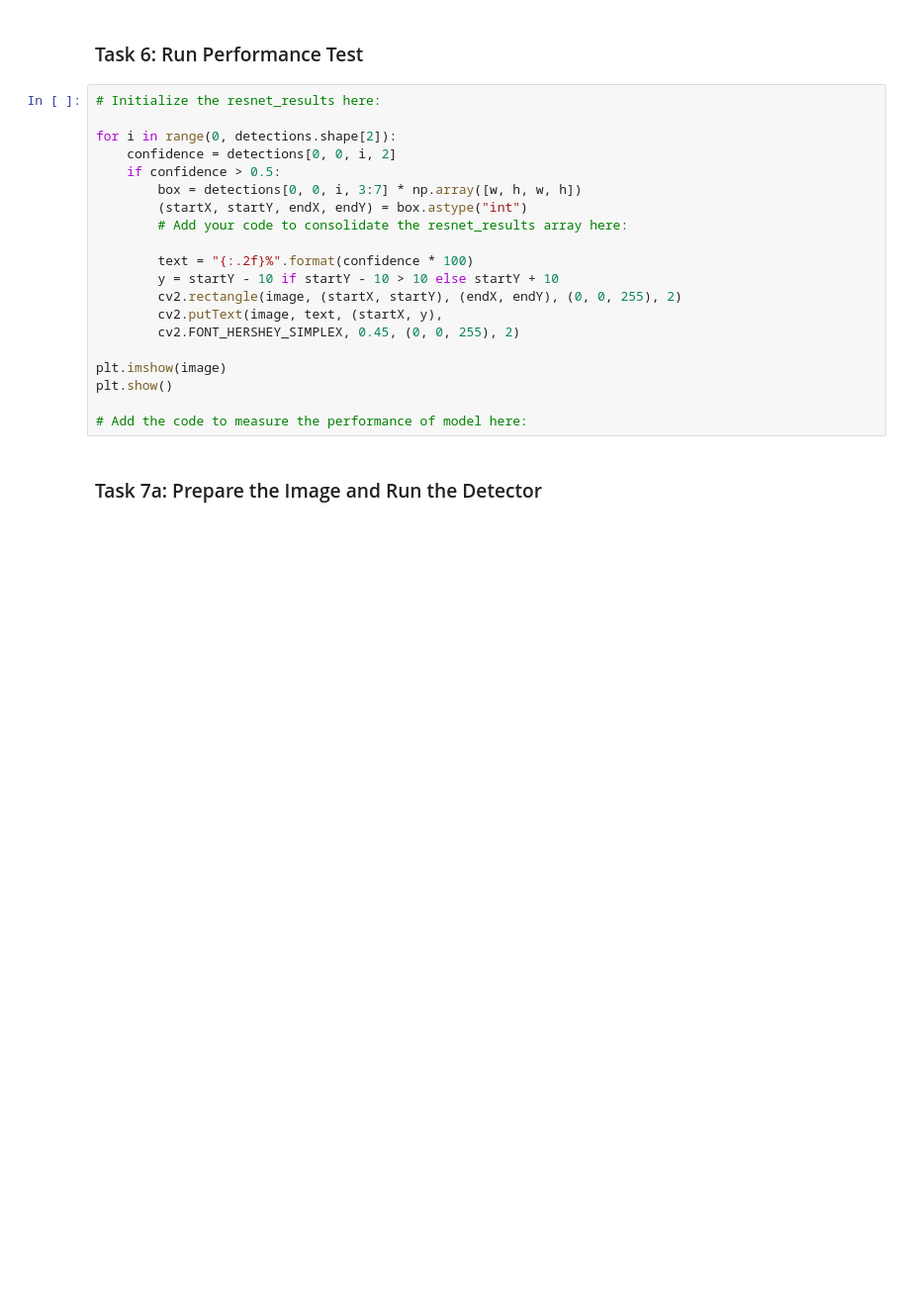
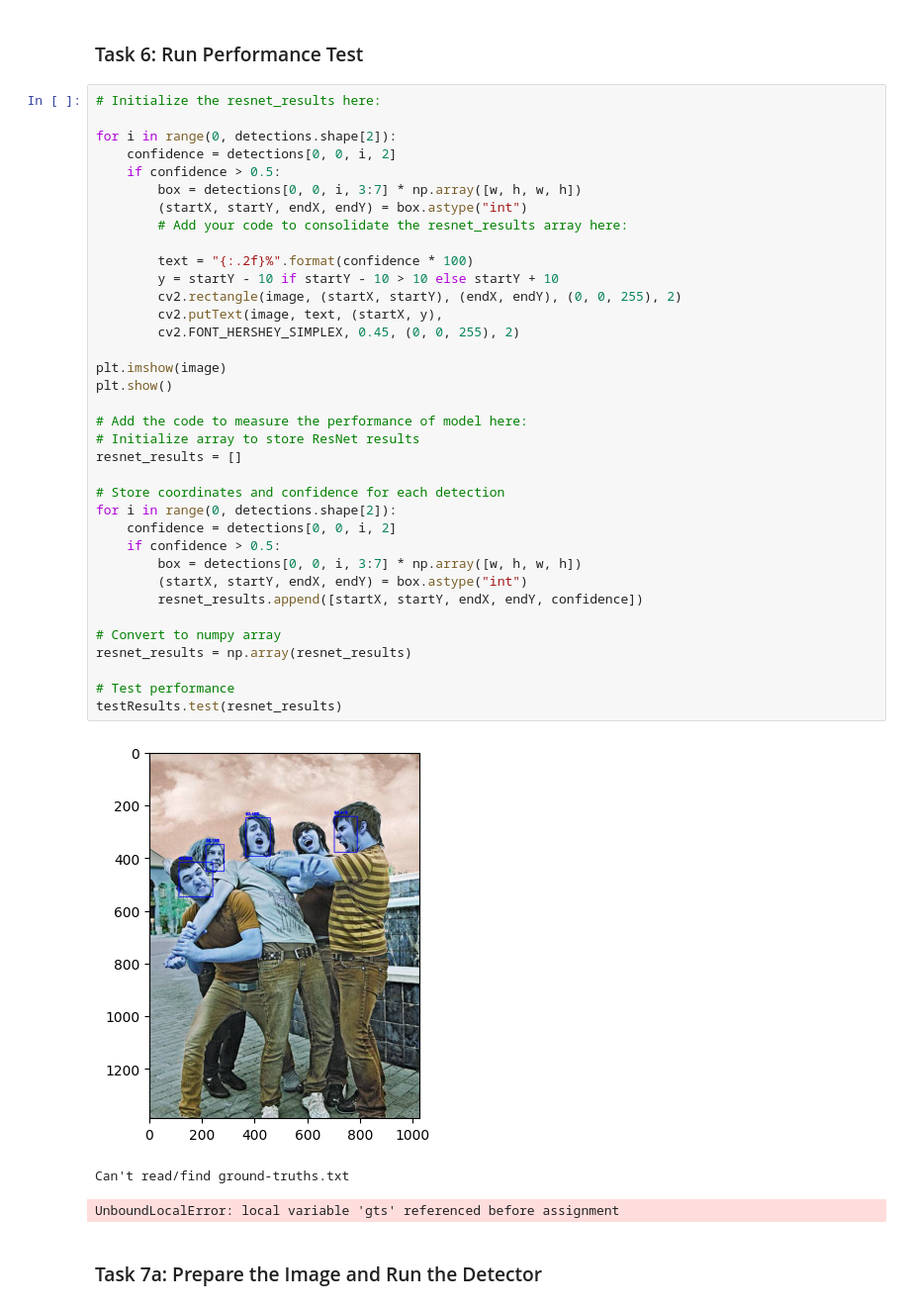
Before and after one commit to mobatusi/OpenCV-FaceDetection-DNN, a Jupyter notebook: facedetection.ipynb, the cells around one changed output. Shown at 99% size. Drawn from its saved outputs; the diff is of its cells as text; blank space fills up the shorter version.

Commit message:
Run Performance Test in working progress

```diff
--- a/facedetection.ipynb
+++ b/facedetection.ipynb
@@ -57,23 +88,43 @@ detections = net.forward()
 # %%
 # Initialize the resnet_results here:
 
 for i in range(0, detections.shape[2]):
     confidence = detections[0, 0, i, 2]
     if confidence > 0.5:
         box = detections[0, 0, i, 3:7] * np.array([w, h, w, h])
         (startX, startY, endX, endY) = box.astype("int")
         # Add your code to consolidate the resnet_results array here:
 
         text = "{:.2f}%".format(confidence * 100)
         y = startY - 10 if startY - 10 > 10 else startY + 10
         cv2.rectangle(image, (startX, startY), (endX, endY), (0, 0, 255), 2)
         cv2.putText(image, text, (startX, y),
         cv2.FONT_HERSHEY_SIMPLEX, 0.45, (0, 0, 255), 2)
 
 plt.imshow(image)
 plt.show()
 
 # Add the code to measure the performance of model here:
+# Initialize array to store ResNet results
+resnet_results = []
+
+# Store coordinates and confidence for each detection
+for i in range(0, detections.shape[2]):
+    confidence = detections[0, 0, i, 2]
+    if confidence > 0.5:
+        box = detections[0, 0, i, 3:7] * np.array([w, h, w, h])
+        (startX, startY, endX, endY) = box.astype("int")
+        resnet_results.append([startX, startY, endX, endY, confidence])
+
+# Convert to numpy array
+resnet_results = np.array(resnet_results)
+
+# Test performance
+testResults.test(resnet_results)
+# %% [output]
+[figure, added]
+Can't read/find ground-truths.txt
+UnboundLocalError: local variable 'gts' referenced before assignment
 # %% [markdown]
 ### Task 7a: Prepare the Image and Run the Detector
 # %% [markdown]
```
Also changed, not shown: parts of 1 cell of this notebook, 1 other file.
